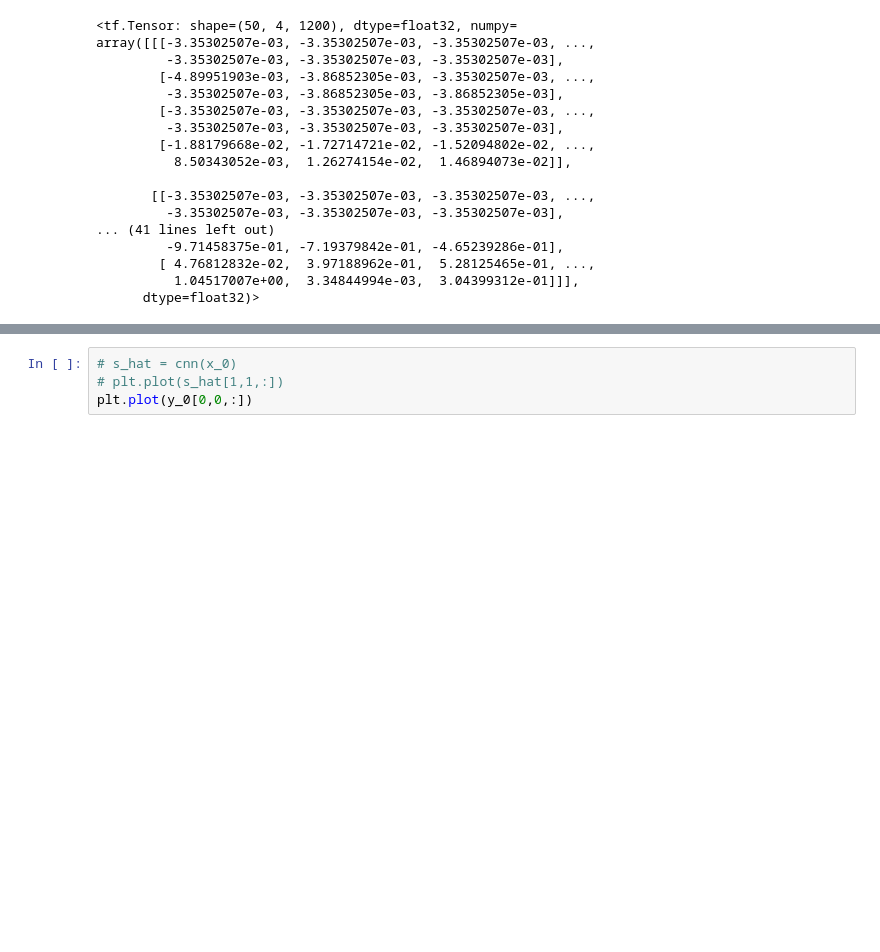
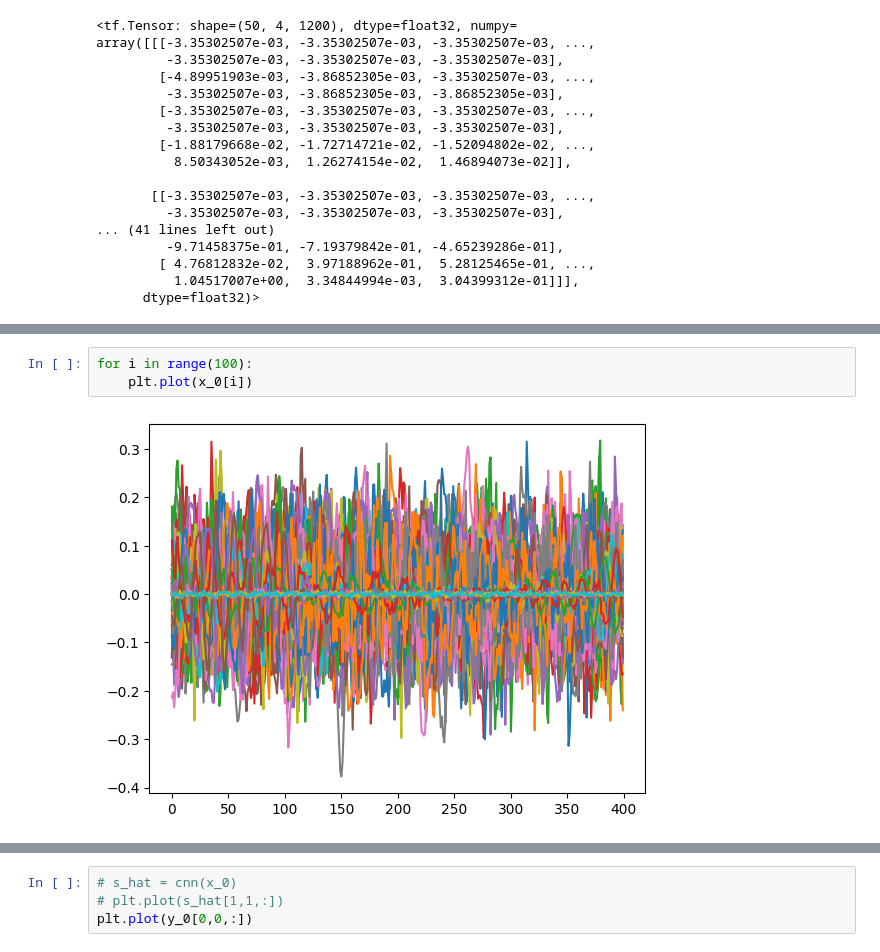
Before and after one commit to jambory/MusicSourceSeparation, a Jupyter notebook: nn_implementation/testing_convtas.ipynb, the cells around one changed output, grey strips where cells are left out. Saved outputs shown, nothing was run; the diff lists cells and outputs as text; blank space fills up the shorter version.

```diff
--- a/nn_implementation/testing_convtas.ipynb
+++ b/nn_implementation/testing_convtas.ipynb
@@ -189,0 +324,5 @@ ResourceExhaustedError: Graph execution error:
+# %%
+for i in range(100):
+    plt.plot(x_0[i])
+# %% [output]
+[figure, added]
```
Also changed, not shown: parts of 18 cells of this notebook, 16 other files.
